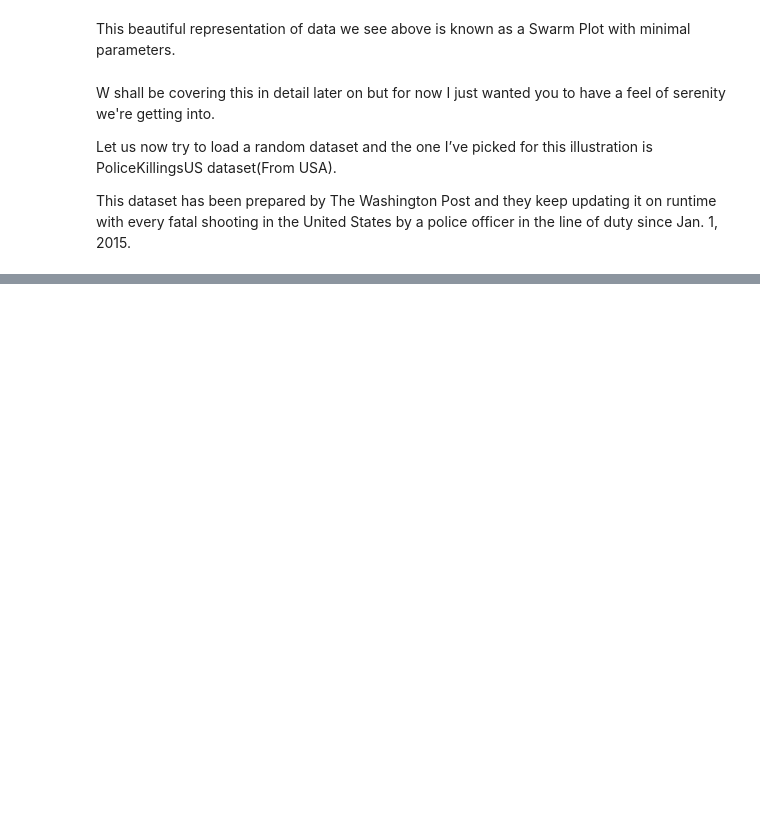
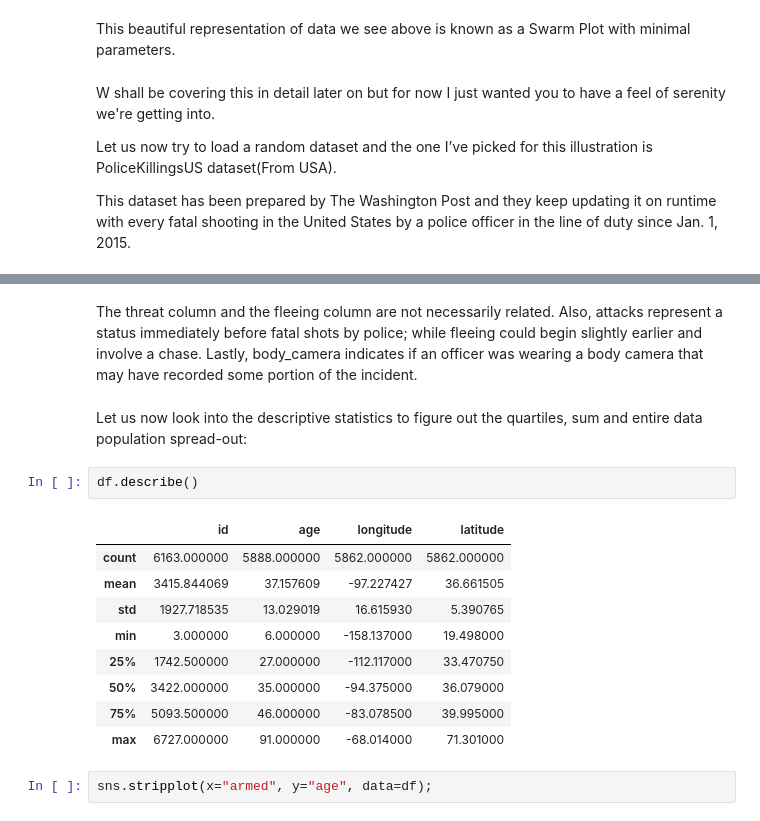
Before and after one commit to Data-Science-East-AFrica/Data-Visualization-With-Python, a Jupyter notebook: Part2.ipynb, the cells around one changed output, grey strips where cells are left out. Saved outputs shown, nothing was run; the diff lists cells and outputs as text; blank space fills up the shorter version.

```diff
--- a/Part2.ipynb
+++ b/Part2.ipynb
@@ -69,0 +89,18 @@ FileNotFoundError: [Errno 2] File b'DataSet/PoliceKillingsUS.csv' does not exist
+# %% [markdown]
+The threat column and the fleeing column are not necessarily related. Also, attacks represent a status immediately before fatal shots by police; while fleeing could begin slightly earlier and involve a chase. Lastly, body_camera indicates if an officer was wearing a body camera that may have recorded some portion of the incident.
+# %% [markdown]
+Let us now look into the descriptive statistics to figure out the quartiles, sum and entire data population spread-out:
+# %%
+df.describe()
+# %% [output]
+|  | id | age | longitude | latitude |
+| count | 6163.000000 | 5888.000000 | 5862.000000 | 5862.000000 |
+| mean | 3415.844069 | 37.157609 | -97.227427 | 36.661505 |
+| std | 1927.718535 | 13.029019 | 16.615930 | 5.390765 |
+| min | 3.000000 | 6.000000 | -158.137000 | 19.498000 |
+| 25% | 1742.500000 | 27.000000 | -112.117000 | 33.470750 |
+| 50% | 3422.000000 | 35.000000 | -94.375000 | 36.079000 |
+| 75% | 5093.500000 | 46.000000 | -83.078500 | 39.995000 |
+| max | 6727.000000 | 91.000000 | -68.014000 | 71.301000 |
+# %%
+sns.stripplot(x="armed", y="age", data=df);
```
Also changed, not shown: parts of 5 cells of this notebook.
